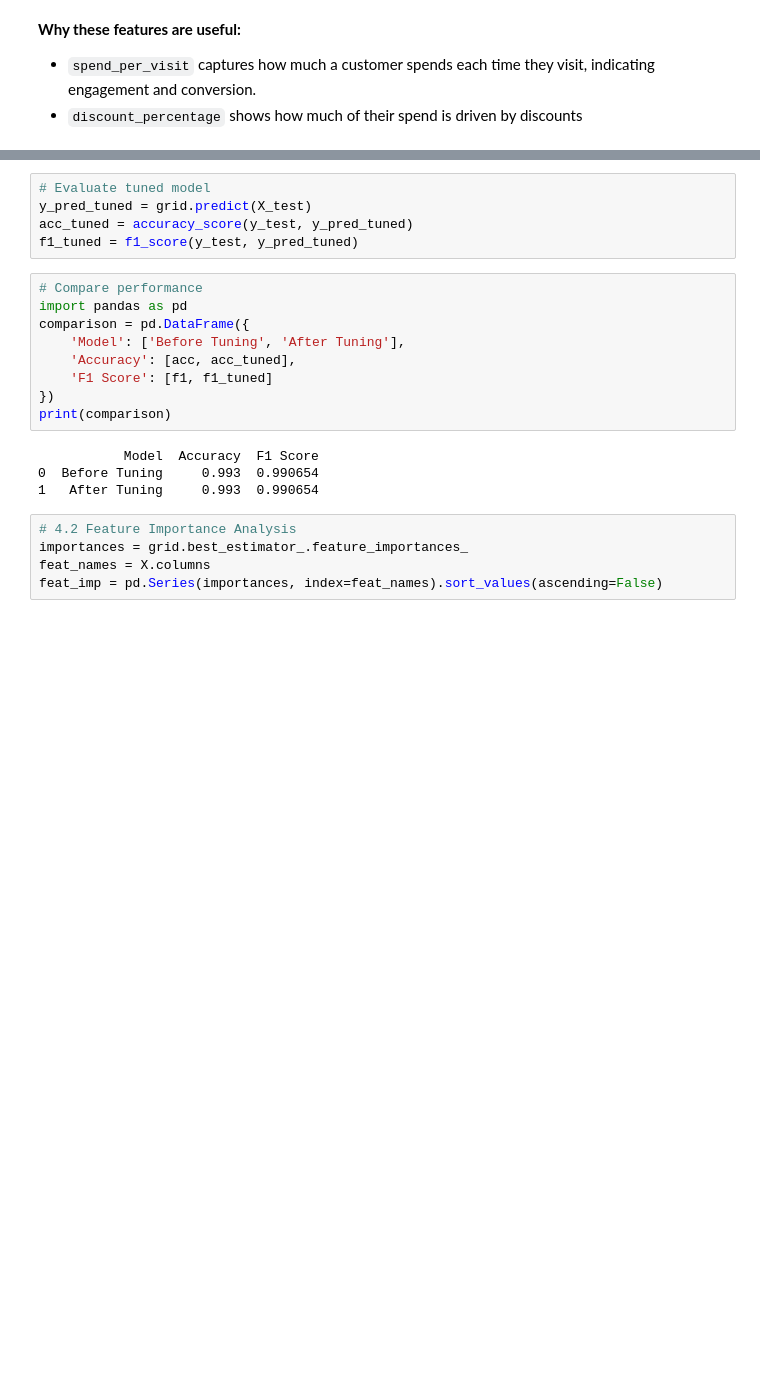
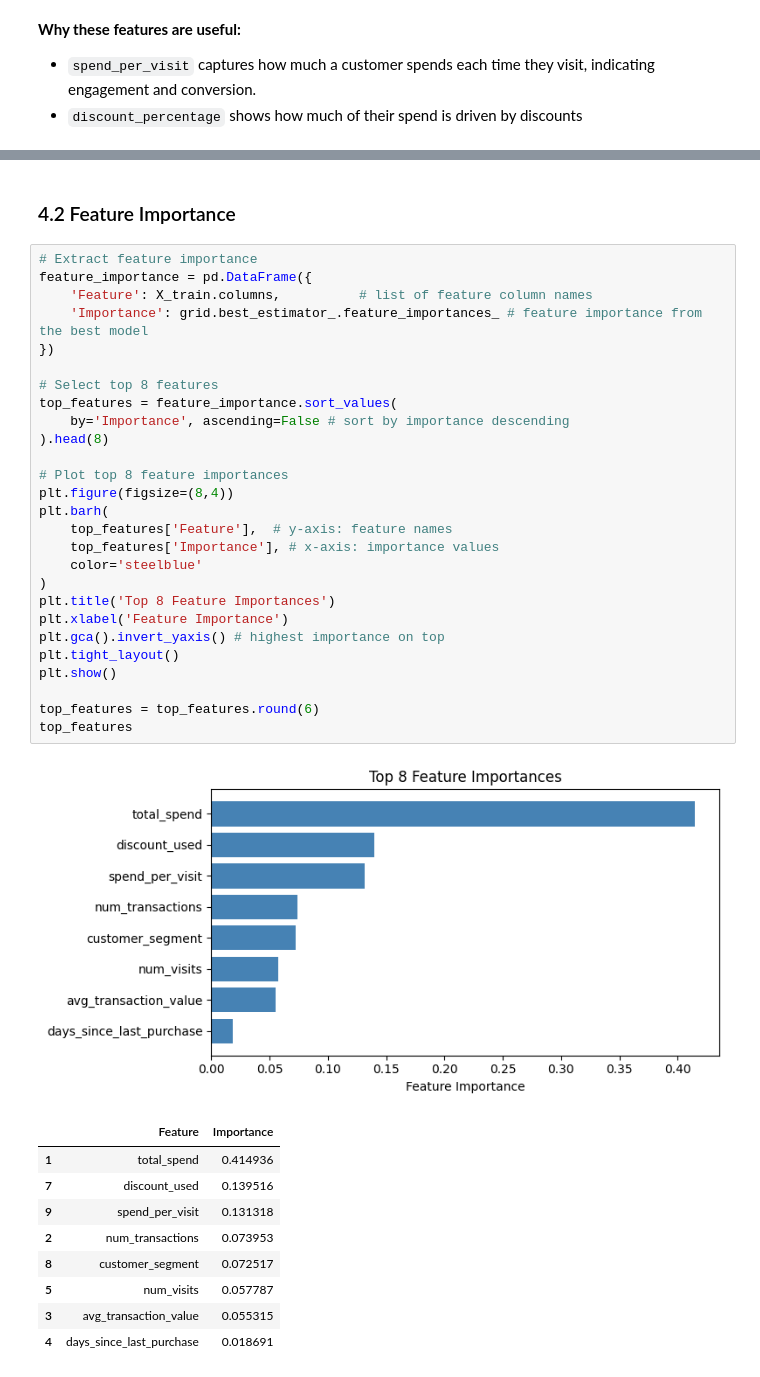
Before and after one commit to haneeshsinghal/Graded_Assignment_M4_M5_M6, a Jupyter notebook: M4/Haneesh_Singhal_ML_Assignment.ipynb, the cells around one changed output, grey strips where cells are left out. Drawn from its saved outputs; the diff is of its cells as text; blank space fills up the shorter version.

```diff
--- a/M4/Haneesh_Singhal_ML_Assignment.ipynb
+++ b/M4/Haneesh_Singhal_ML_Assignment.ipynb
@@ -463,23 +506,40 @@ Best parameters: {'max_depth': 20, 'n_estimators': 200}
-# %%
-# Evaluate tuned model
-y_pred_tuned = grid.predict(X_test)
-acc_tuned = accuracy_score(y_test, y_pred_tuned)
-f1_tuned = f1_score(y_test, y_pred_tuned)
-# %%
-# Compare performance
-import pandas as pd
-comparison = pd.DataFrame({
-    'Model': ['Before Tuning', 'After Tuning'],
-    'Accuracy': [acc, acc_tuned],
-    'F1 Score': [f1, f1_tuned]
-})
-print(comparison)
-# %% [output]
-           Model  Accuracy  F1 Score
-0  Before Tuning     0.993  0.990654
-1   After Tuning     0.993  0.990654
+# %% [markdown]
+### 4.2 Feature Importance
 # %%
-# 4.2 Feature Importance Analysis
-importances = grid.best_estimator_.feature_importances_
-feat_names = X.columns
-feat_imp = pd.Series(importances, index=feat_names).sort_values(ascending=False)
+# Extract feature importance
+feature_importance = pd.DataFrame({
+    'Feature': X_train.columns,          # list of feature column names
+    'Importance': grid.best_estimator_.feature_importances_ # feature importance from the best model
+})
+
+# Select top 8 features
+top_features = feature_importance.sort_values(
+    by='Importance', ascending=False # sort by importance descending
+).head(8)
+
+# Plot top 8 feature importances
+plt.figure(figsize=(8,4))
+plt.barh(
+    top_features['Feature'],  # y-axis: feature names
+    top_features['Importance'], # x-axis: importance values
+    color='steelblue'
+)
+plt.title('Top 8 Feature Importances')
+plt.xlabel('Feature Importance')
+plt.gca().invert_yaxis() # highest importance on top
+plt.tight_layout()
+plt.show()
+
+top_features = top_features.round(6)
+top_features
+# %% [output]
+[figure, added]
+|  | Feature | Importance |
+| 1 | total_spend | 0.414936 |
+| 7 | discount_used | 0.139516 |
+| 9 | spend_per_visit | 0.131318 |
+| 2 | num_transactions | 0.073953 |
+| 8 | customer_segment | 0.072517 |
+| 5 | num_visits | 0.057787 |
+| 3 | avg_transaction_value | 0.055315 |
+| 4 | days_since_last_purchase | 0.018691 |
```
Also changed, not shown: parts of 57 cells of this notebook, 1 other file.
